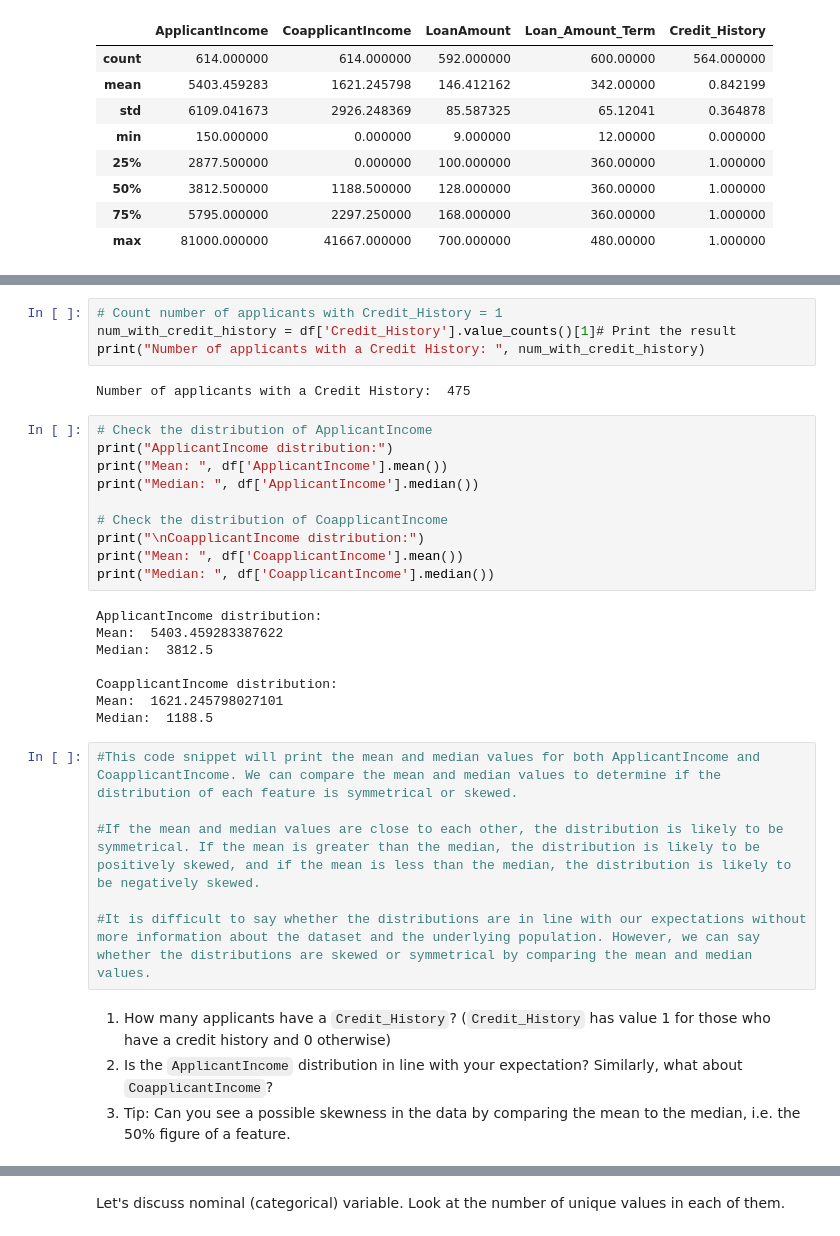
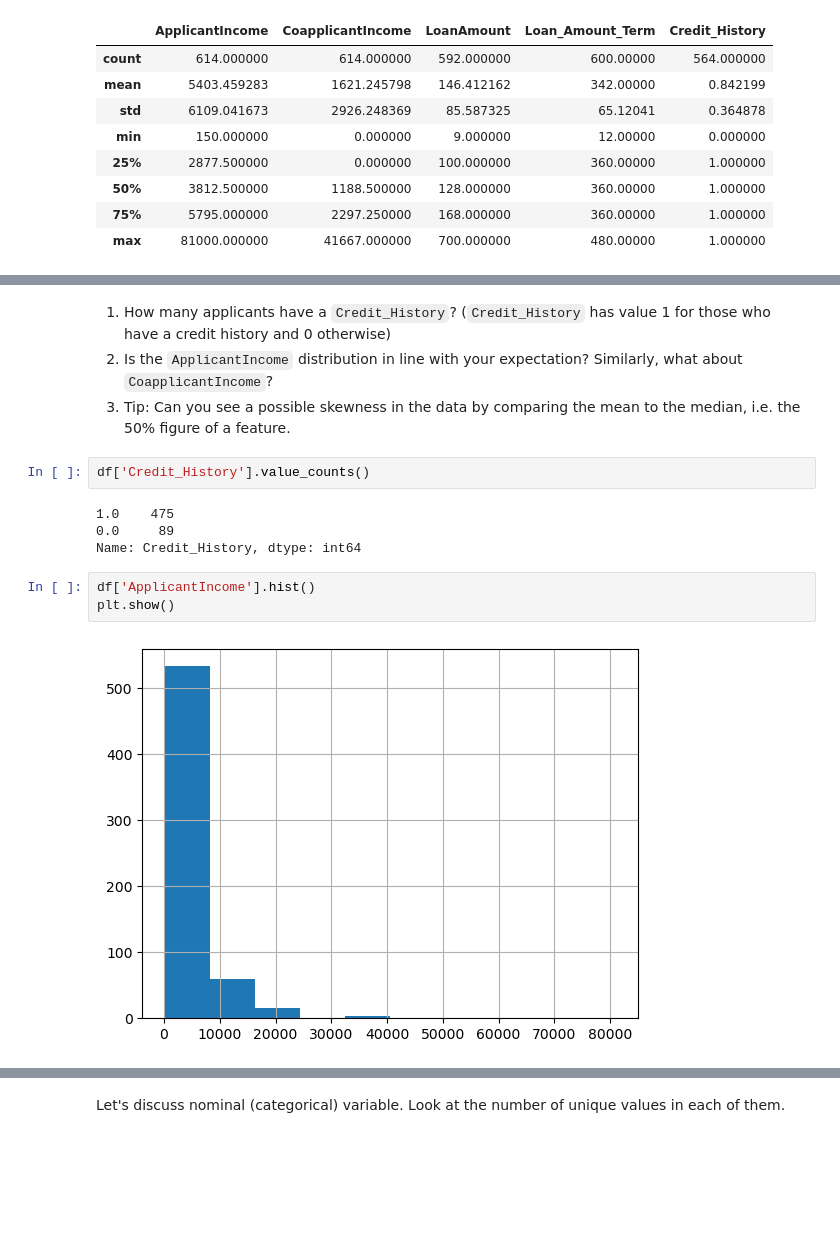
Before and after one commit to jaimin6535/Deployment, a Jupyter notebook: notebooks/instructions.ipynb, the cells around one changed output, grey strips where cells are left out. Cells and saved outputs as stored; diff of their text form; blank space fills up the shorter version.

```diff
--- a/notebooks/instructions.ipynb
+++ b/notebooks/instructions.ipynb
@@ -105,34 +103,15 @@ Look at some basic statistics for numerical variables.
-# %%
-# Count number of applicants with Credit_History = 1
-num_with_credit_history = df['Credit_History'].value_counts()[1]# Print the result
-print("Number of applicants with a Credit History: ", num_with_credit_history)
-# %% [output]
-Number of applicants with a Credit History:  475
-# %%
-# Check the distribution of ApplicantIncome
-print("ApplicantIncome distribution:")
-print("Mean: ", df['ApplicantIncome'].mean())
-print("Median: ", df['ApplicantIncome'].median())
-
-# Check the distribution of CoapplicantIncome
-print("\nCoapplicantIncome distribution:")
-print("Mean: ", df['CoapplicantIncome'].mean())
-print("Median: ", df['CoapplicantIncome'].median())
-# %% [output]
-ApplicantIncome distribution:
-Mean:  5403.459283387622
-Median:  3812.5
-
-CoapplicantIncome distribution:
-Mean:  1621.245798027101
-Median:  1188.5
-# %%
-#This code snippet will print the mean and median values for both ApplicantIncome and CoapplicantIncome. We can compare the mean and median values to determine if the distribution of each feature is symmetrical or skewed.
-
-#If the mean and median values are close to each other, the distribution is likely to be symmetrical. If the mean is greater than the median, the distribution is likely to be positively skewed, and if the mean is less than the median, the distribution is likely to be negatively skewed.
-
-#It is difficult to say whether the distributions are in line with our expectations without more information about the dataset and the underlying population. However, we can say whether the distributions are skewed or symmetrical by comparing the mean and median values.
 # %% [markdown]
 1. How many applicants have a `Credit_History`? (`Credit_History` has value 1 for those who have a credit history and 0 otherwise)
 2. Is the `ApplicantIncome` distribution in line with your expectation? Similarly, what about `CoapplicantIncome`?
 3. Tip: Can you see a possible skewness in the data by comparing the mean to the median, i.e. the 50% figure of a feature.
+# %%
+df['Credit_History'].value_counts()
+# %% [output]
+1.0    475
+0.0     89
+Name: Credit_History, dtype: int64
+# %%
+df['ApplicantIncome'].hist()
+plt.show()
+# %% [output]
+[figure, added]
```
Also changed, not shown: parts of 71 cells of this notebook.
